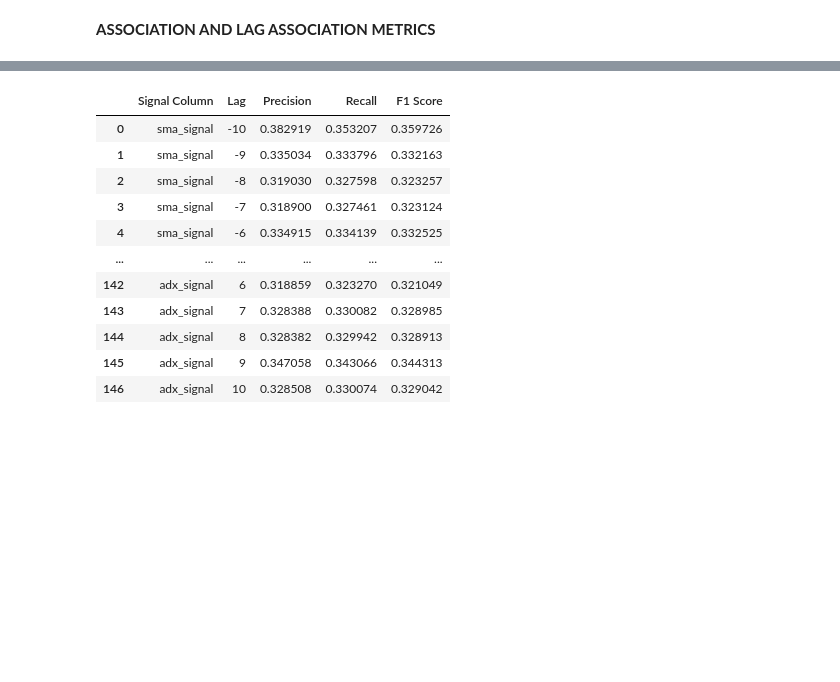
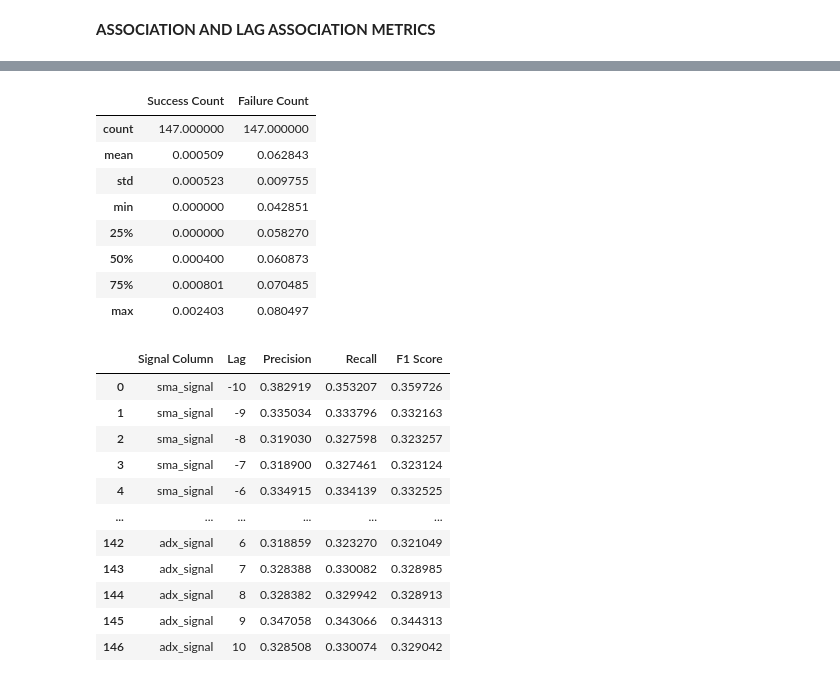
Before and after one commit to abhinav70291/TechnicalAnalysis-for-intra-day-trading, a Jupyter notebook: Technical_Analysis_underwork.ipynb, the cells around one changed output, grey strips where cells are left out. Saved outputs shown, nothing was run; the diff lists cells and outputs as text; code cells hidden in the pictures; blank space fills up the shorter version.

```diff
--- a/Technical_Analysis_underwork.ipynb
+++ b/Technical_Analysis_underwork.ipynb
@@ -1473,3 +1485,15 @@ Name: sma_signal, dtype: int64
+# %%
+report.describe()
+# %% [output]
+|  | Success Count | Failure Count |
+| count | 147.000000 | 147.000000 |
+| mean | 0.000509 | 0.062843 |
+| std | 0.000523 | 0.009755 |
+| min | 0.000000 | 0.042851 |
+| 25% | 0.000000 | 0.058270 |
+| 50% | 0.000400 | 0.060873 |
+| 75% | 0.000801 | 0.070485 |
+| max | 0.002403 | 0.080497 |
 # %%
 import pandas as pd
 from sklearn.metrics import confusion_matrix, precision_score, recall_score, f1_score
```
Also changed, not shown: parts of 12 cells of this notebook.
